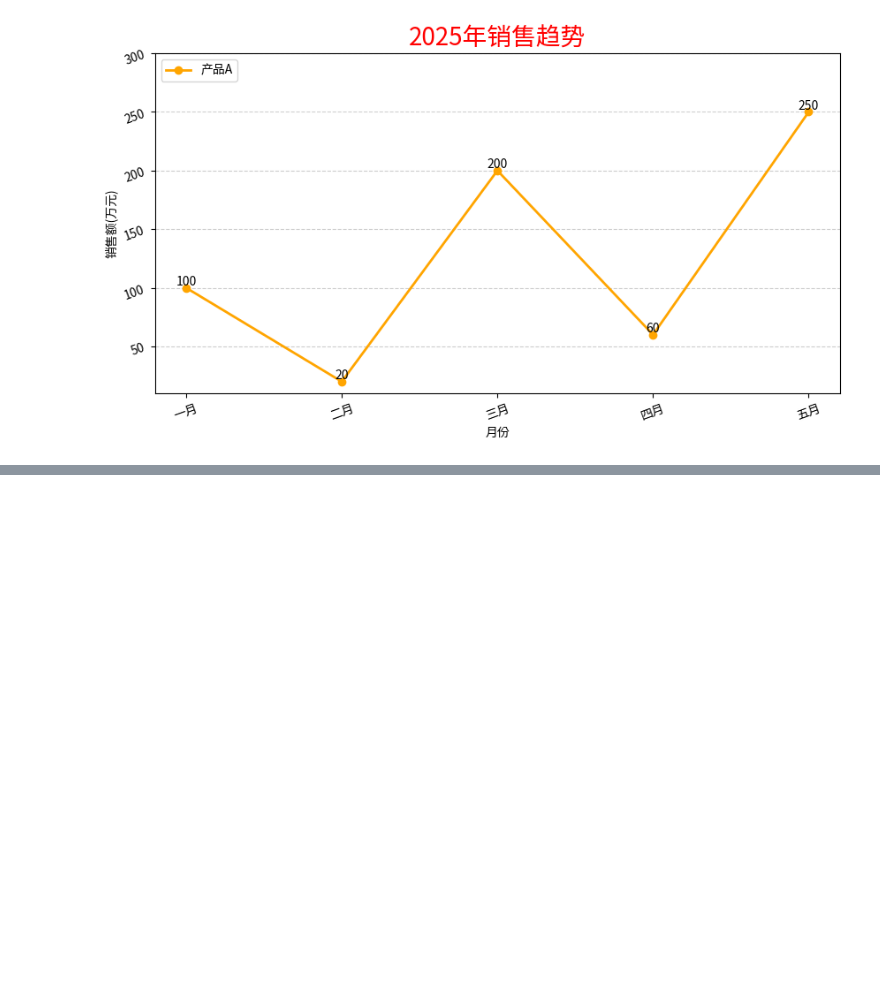
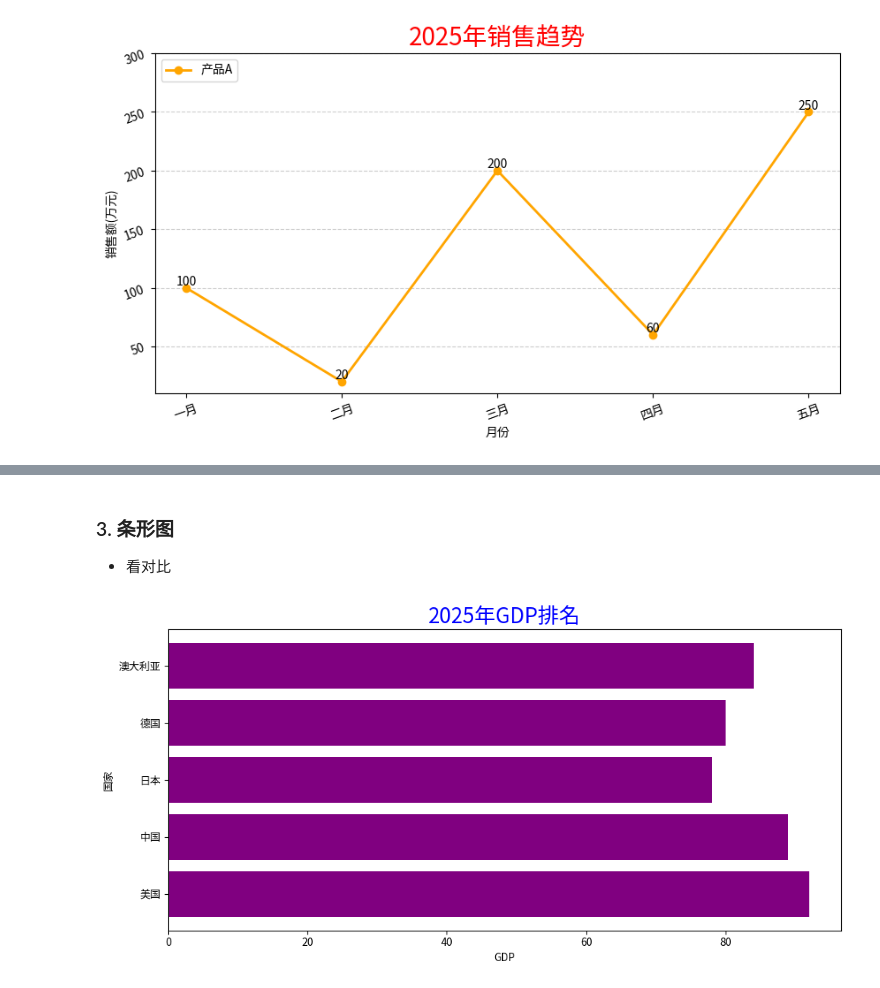
Before and after one commit to WithoutBug8/A_n_M_Learning_Repo, a Jupyter notebook: Machine Learning/Numpy_Pandas_Matplotlib/Matplotlib/Notes/1. Matplotlib学习.ipynb, the cells around one changed output, grey strips where cells are left out. Cells and saved outputs as stored; diff of their text form; code cells hidden in the pictures; blank space fills up the shorter version.

```diff
--- a/Machine Learning/Numpy_Pandas_Matplotlib/Matplotlib/Notes/1. Matplotlib学习.ipynb
+++ b/Machine Learning/Numpy_Pandas_Matplotlib/Matplotlib/Notes/1. Matplotlib学习.ipynb
@@ -53,0 +86,21 @@ plt.show()
+# %% [markdown]
+### 3. 条形图
+- 看对比
+# %%
+# 创建图标，设置大小
+plt.figure(figsize=(10, 5))
+countries = ['美国', '中国', '日本', '德国', '澳大利亚']
+GDP = [92, 89, 78, 80, 84]
+# 绘制条形图
+plt.barh(countries, GDP, color='purple')
+# 添加标题
+plt.title('2025年GDP排名', color='Blue', fontsize=20)
+# 添加坐标轴标签
+plt.xlabel('GDP', fontsize=10)
+plt.ylabel('国家', fontsize=10)
+# 自动优化排版
+plt.tight_layout()
+# 显示图表
+plt.show()
+# %% [output]
+[figure, added]
```
Also changed, not shown: parts of 14 cells of this notebook.
